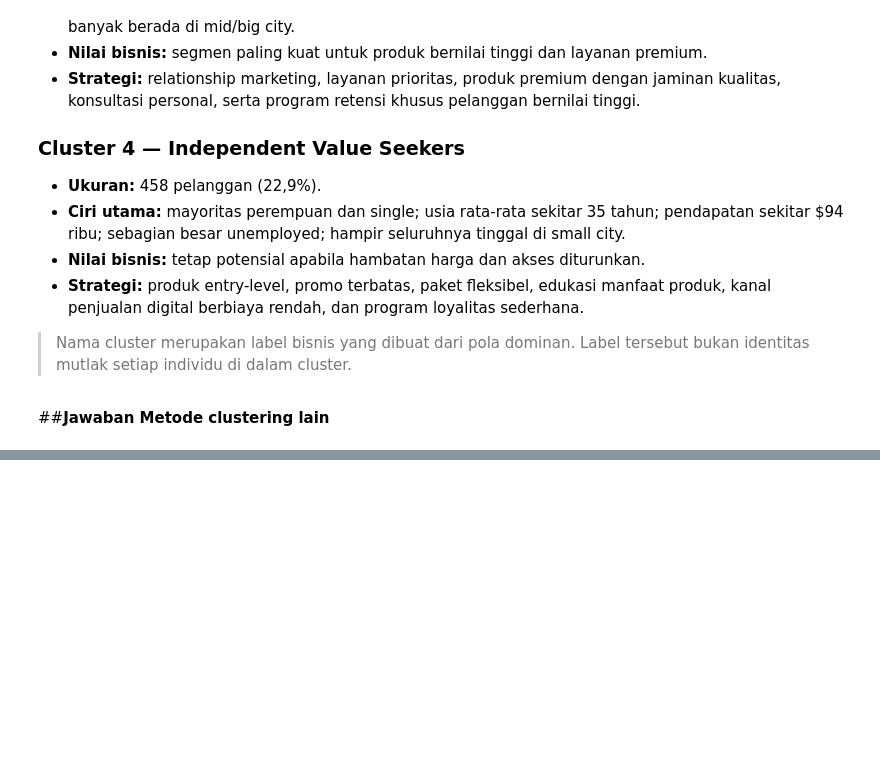
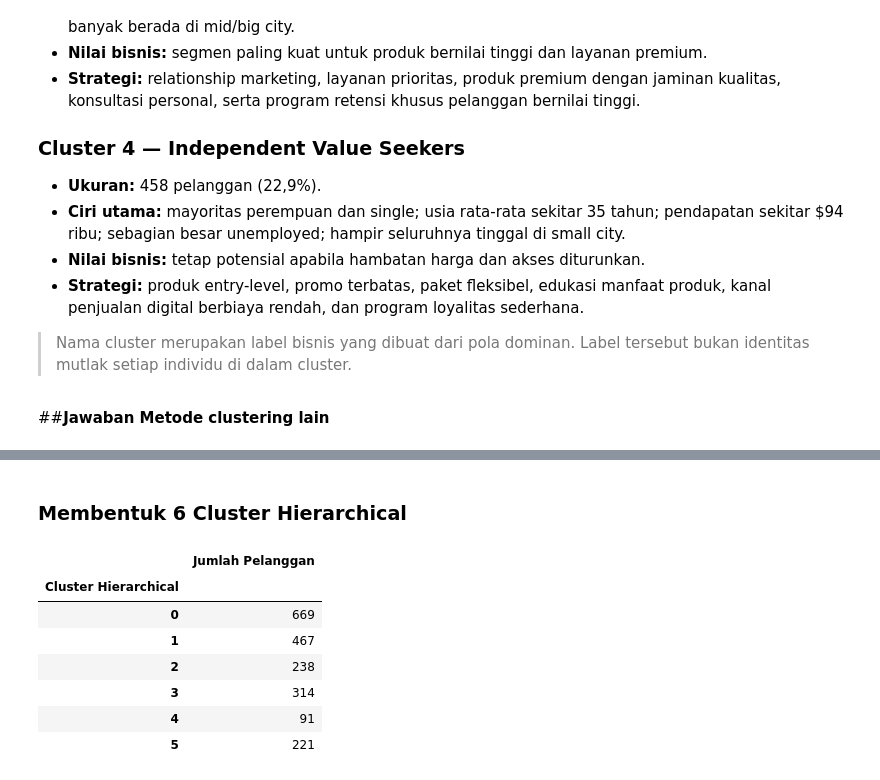
Before and after one commit to HakumenWorld/Digital-Skola, a Jupyter notebook: [Febi_Kristiana_Conqueror_Project_2_DS_Batch60].ipynb, the cells around one changed output, grey strips where cells are left out. Drawn from its saved outputs; the diff is of its cells as text; code cells hidden in the pictures; blank space fills up the shorter version.

```diff
--- a/[Febi_Kristiana_Conqueror_Project_2_DS_Batch60].ipynb
+++ b/[Febi_Kristiana_Conqueror_Project_2_DS_Batch60].ipynb
@@ -707,0 +668,28 @@ plt.show()
+# %% [markdown]
+### Membentuk 6 Cluster Hierarchical
+# %%
+FINAL_K = 6 # Assuming 6 clusters based on previous K-Means analysis
+
+hierarchical = AgglomerativeClustering(
+    n_clusters=FINAL_K,
+    linkage='ward'
+)
+hierarchical_labels = hierarchical.fit_predict(X_pca)
+
+hierarchical_sizes = (
+    pd.Series(hierarchical_labels, name='Cluster Hierarchical')
+    .value_counts()
+    .sort_index()
+    .rename('Jumlah Pelanggan')
+    .to_frame()
+)
+display(hierarchical_sizes)
+# %% [output]
+|  | Jumlah Pelanggan |
+| Cluster Hierarchical |  |
+| 0 | 669 |
+| 1 | 467 |
+| 2 | 238 |
+| 3 | 314 |
+| 4 | 91 |
+| 5 | 221 |
```
Also changed, not shown: parts of 19 cells of this notebook.
